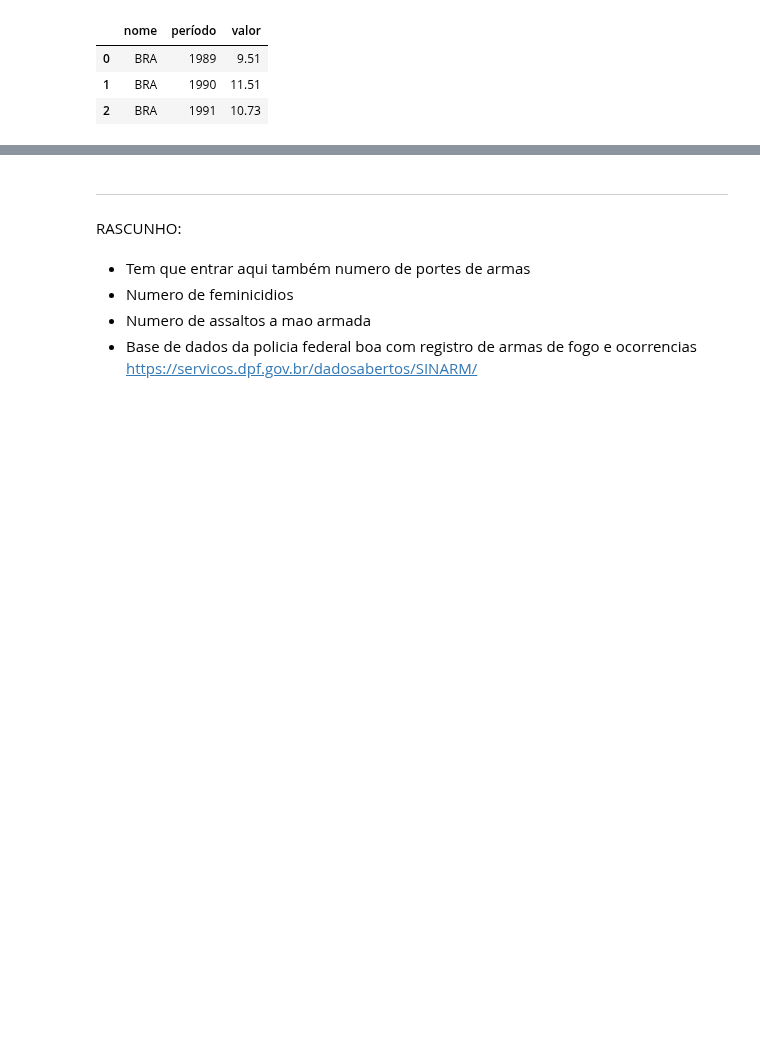
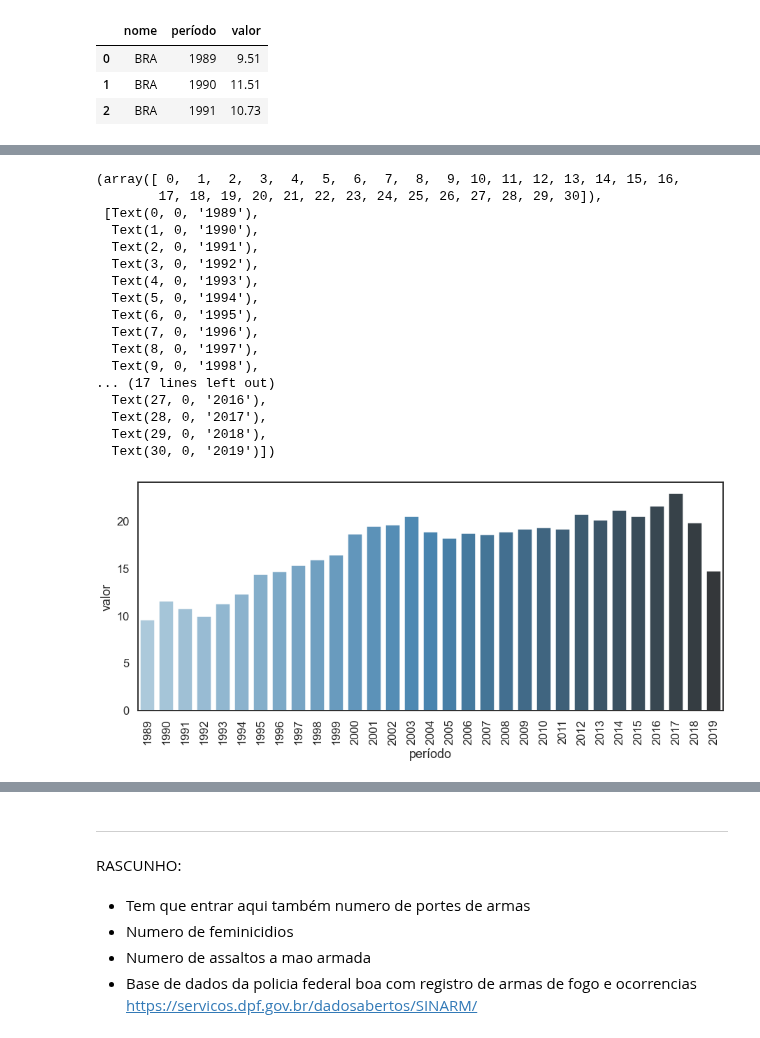
Before and after one commit to kauebr/Portifolio-Desarmamento-Brasil, a Jupyter notebook: Desarmamento Brasil.ipynb, the cells around one changed output, grey strips where cells are left out. Cells and saved outputs as stored; diff of their text form; code cells hidden in the pictures; blank space fills up the shorter version.

```diff
--- a/Desarmamento Brasil.ipynb
+++ b/Desarmamento Brasil.ipynb
@@ -77,6 +79,6 @@ import matplotlib.pyplot as plt
 # %%
-df_obt_BR = pd.read_csv('taxa-de-homicidios-por-armas-de-fogo-BR.csv', sep=';', usecols=[1, 2, 3])
-df_obt_BR.head(3)
+df_tx_obitos_BR = pd.read_csv('taxa-de-homicidios-por-armas-de-fogo-BR.csv', sep=';', usecols=[1, 2, 3])
+df_tx_obitos_BR.head(3)
 # %% [output]
 |  | nome | período | valor |
 | 0 | BRA | 1989 | 9.51 |
@@ -89,0 +100,27 @@ plt.scatter(df_obt_BR['período'], df_obt_BR['valor'])
+# %%
+f, ax = plt.subplots(figsize=(15, 6))
+x = df_tx_obitos_BR['período']
+y = df_tx_obitos_BR['valor']
+
+ax = sns.barplot(x=x, y=y, palette="Blues_d")
+
+plt.xticks(rotation=90)
+# %% [output]
+(array([ 0,  1,  2,  3,  4,  5,  6,  7,  8,  9, 10, 11, 12, 13, 14, 15, 16,
+        17, 18, 19, 20, 21, 22, 23, 24, 25, 26, 27, 28, 29, 30]),
+ [Text(0, 0, '1989'),
+  Text(1, 0, '1990'),
+  Text(2, 0, '1991'),
+  Text(3, 0, '1992'),
+  Text(4, 0, '1993'),
+  Text(5, 0, '1994'),
+  Text(6, 0, '1995'),
+  Text(7, 0, '1996'),
+  Text(8, 0, '1997'),
+  Text(9, 0, '1998'),
+... (17 lines left out)
+  Text(27, 0, '2016'),
+  Text(28, 0, '2017'),
+  Text(29, 0, '2018'),
+  Text(30, 0, '2019')])
+[figure, added]
```
Also changed, not shown: parts of 13 cells of this notebook.
